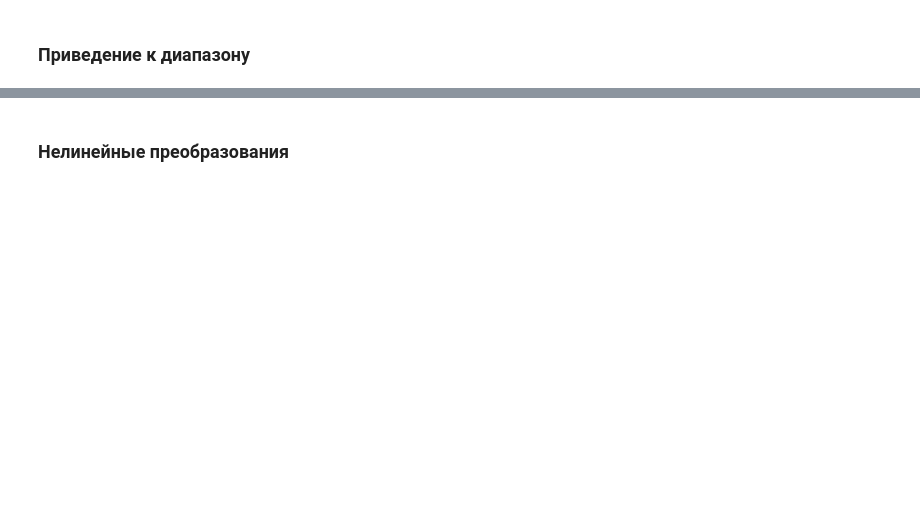
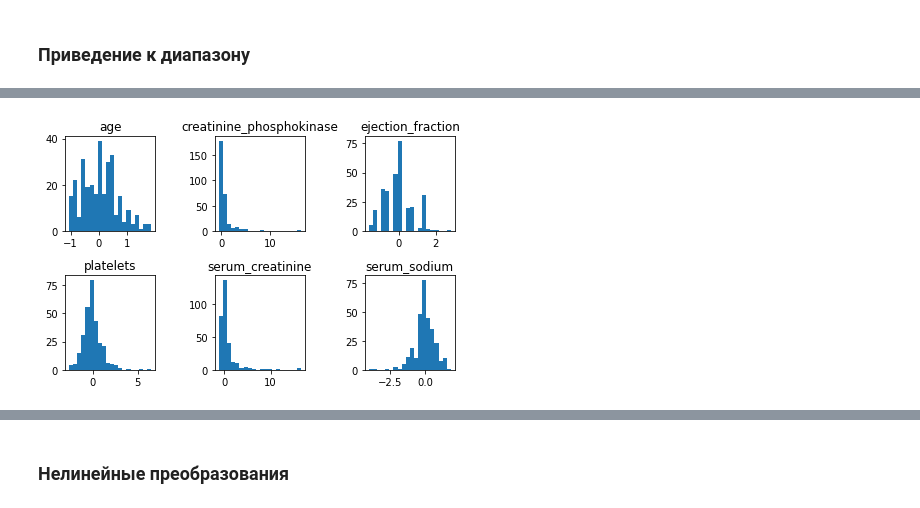
Before and after one commit to sawkamishanov/ml-labs, a Jupyter notebook: lab-1.ipynb, the cells around one changed output, grey strips where cells are left out. Cells and saved outputs as stored; diff of their text form; code cells hidden in the pictures; blank space fills up the shorter version.

```diff
--- a/lab-1.ipynb
+++ b/lab-1.ipynb
@@ -167,0 +134,6 @@ data_min_max_scaled = min_max_scaler.transform(data)
+# %%
+data_robust_scaled = preprocessing.RobustScaler().fit_transform(data)
+
+plot(data_robust_scaled)
+# %% [output]
+[figure, added]
```
Also changed, not shown: parts of 36 cells of this notebook.
